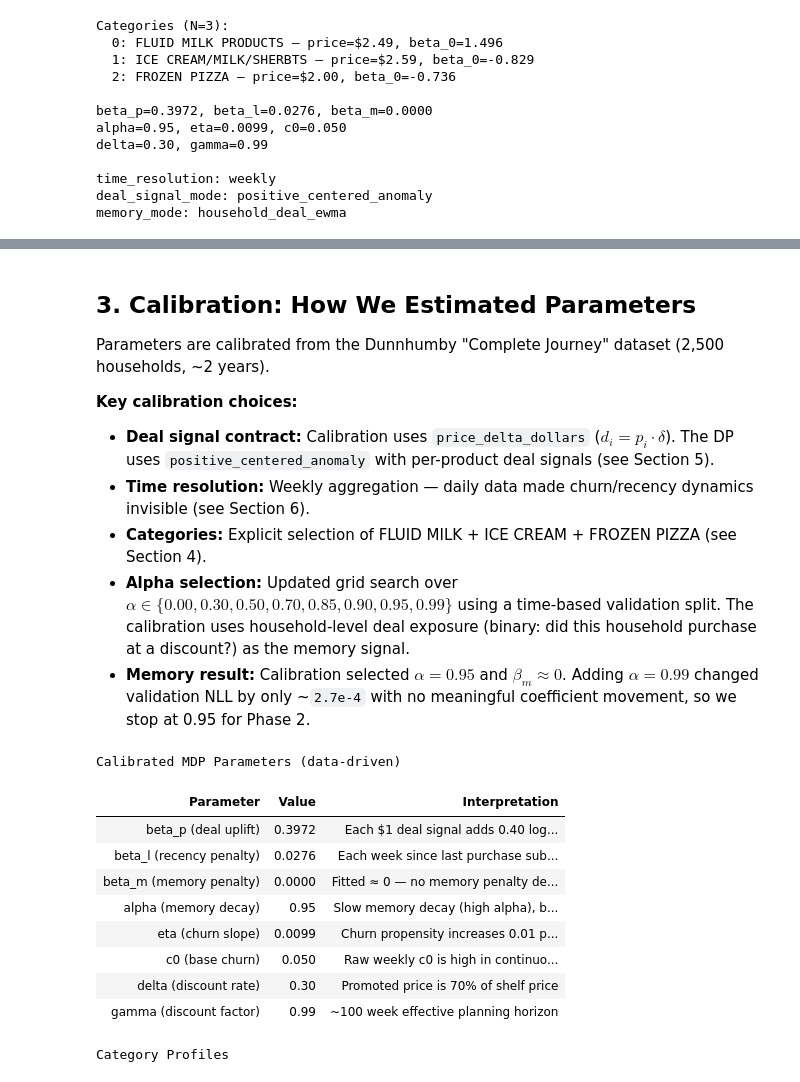
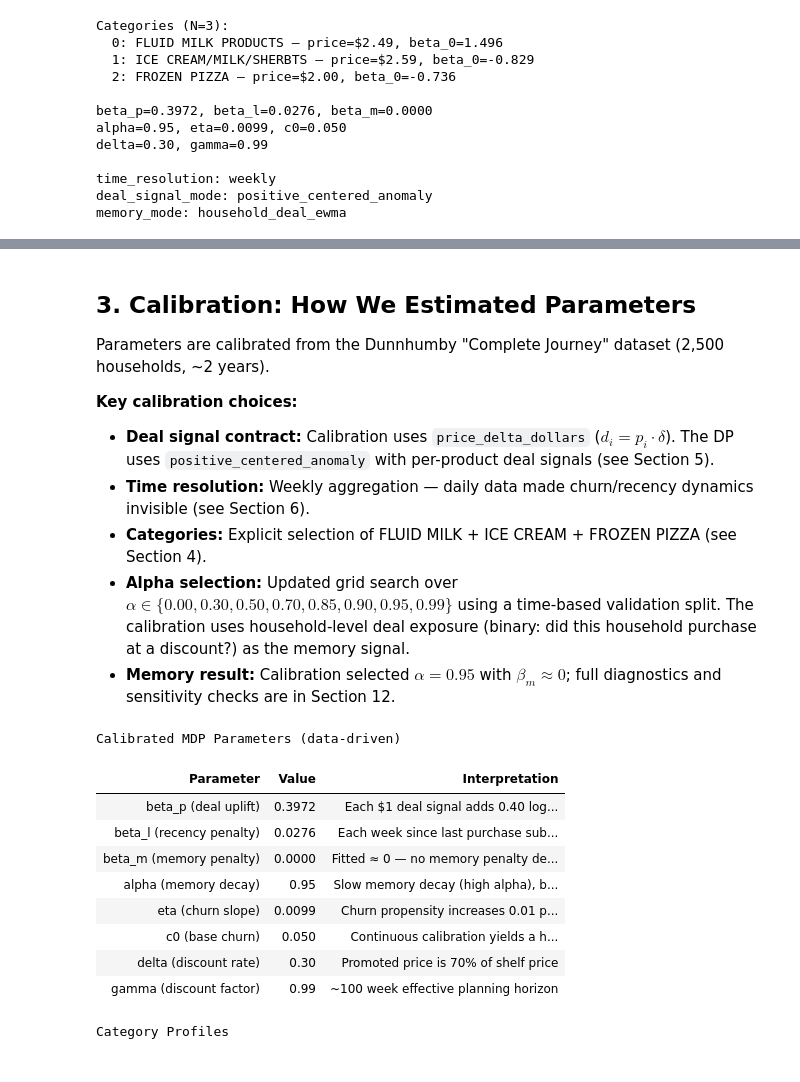
Before and after one commit to EthanSei/cme241-rl-discounts, a Jupyter notebook: notebooks/dp_walkthrough.ipynb, the cells around one changed output, grey strips where cells are left out. Cells and saved outputs as stored; diff of their text form; code cells hidden in the pictures.

```diff
--- a/notebooks/dp_walkthrough.ipynb
+++ b/notebooks/dp_walkthrough.ipynb
@@ -167,39 +167,39 @@ Parameters are calibrated from the Dunnhumby "Complete Journey" dataset (2,500 h
 - **Time resolution:** Weekly aggregation — daily data made churn/recency dynamics invisible (see Section 6).
 - **Categories:** Explicit selection of FLUID MILK + ICE CREAM + FROZEN PIZZA (see Section 4).
 - **Alpha selection:** Updated grid search over $\alpha \in \{0.00, 0.30, 0.50, 0.70, 0.85, 0.90, 0.95, 0.99\}$ using a time-based validation split. The calibration uses household-level deal exposure (binary: did this household purchase at a discount?) as the memory signal.
-- **Memory result:** Calibration selected $\alpha = 0.95$ and $\beta_m \approx 0$. Adding $\alpha=0.99$ changed validation NLL by only ~`2.7e-4` with no meaningful coefficient movement, so we stop at 0.95 for Phase 2.
+- **Memory result:** Calibration selected $\alpha = 0.95$ with $\beta_m \approx 0$; full diagnostics and sensitivity checks are in Section 12.
 # %%
 # Parameter summary table
 param_df = pd.DataFrame({
     "Parameter": ["beta_p (deal uplift)", "beta_l (recency penalty)",
                   "beta_m (memory penalty)", "alpha (memory decay)",
                   "eta (churn slope)", "c0 (base churn)",
                   "delta (discount rate)", "gamma (discount factor)"],
     "Value": [f"{params.beta_p:.4f}", f"{params.beta_l:.4f}",
               f"{params.beta_m:.4f}", f"{params.alpha:.2f}",
               f"{params.eta:.4f}", f"{params.c0:.3f}",
               f"{params.delta:.2f}", f"{params.gamma:.2f}"],
     "Interpretation": [
         "Each $1 deal signal adds 0.40 logit to purchase probability",
         "Each week since last purchase subtracts 0.028 logit",
         "Fitted ≈ 0 — no memory penalty detected in data (see Sec. 12)",
         "Slow memory decay (high alpha), but irrelevant since beta_m ≈ 0",
         "Churn propensity increases 0.01 per no-purchase week",
-        "Raw weekly c0 is high in continuous calibration; Version C maps churn to the calibrated discrete bucket centers (Engaged starts at 0.05)",
+        "Continuous calibration yields a high raw c0; the discretized DP maps this to the Engaged bucket center (0.05)",
         "Promoted price is 70% of shelf price",
         "~100 week effective planning horizon",
     ]
 })
 display(param_df.style.hide(axis='index').set_caption("Calibrated MDP Parameters (data-driven)"))
 # %% [output]
 Calibrated MDP Parameters (data-driven)
 | Parameter | Value | Interpretation |
 | beta_p (deal uplift) | 0.3972 | Each $1 deal signal adds 0.40 log... |
 | beta_l (recency penalty) | 0.0276 | Each week since last purchase sub... |
 | beta_m (memory penalty) | 0.0000 | Fitted ≈ 0 — no memory penalty de... |
 | alpha (memory decay) | 0.95 | Slow memory decay (high alpha), b... |
 | eta (churn slope) | 0.0099 | Churn propensity increases 0.01 p... |
-| c0 (base churn) | 0.050 | Raw weekly c0 is high in continuo... |
+| c0 (base churn) | 0.050 | Continuous calibration yields a h... |
 | delta (discount rate) | 0.30 | Promoted price is 70% of shelf price |
 | gamma (discount factor) | 0.99 | ~100 week effective planning horizon |
 # %%
```
Also changed, not shown: parts of 7 cells of this notebook.
